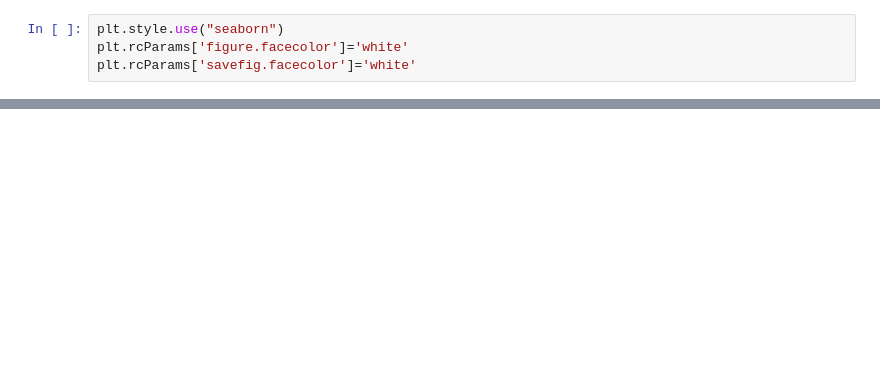
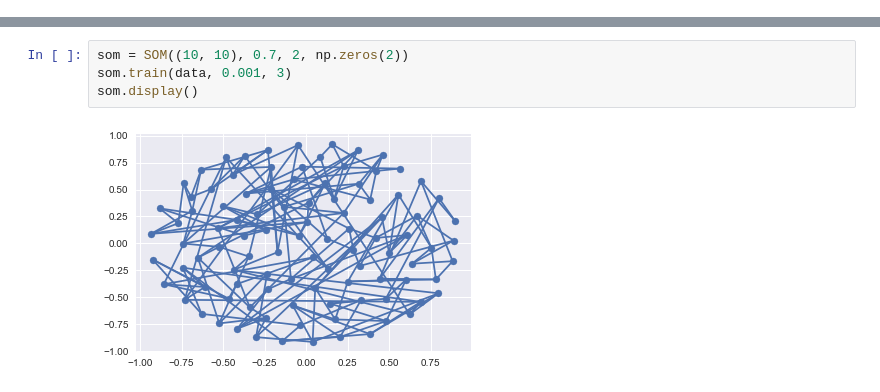
Before and after one commit to Israel0545488592/NeuralComputing2, a Jupyter notebook: Main_program .ipynb, the cells around one changed output, grey strips where cells are left out. Drawn from its saved outputs; the diff is of its cells as text; blank space fills up the shorter version.

```diff
--- a/Main_program .ipynb
+++ b/Main_program .ipynb
@@ -11,4 +0,0 @@ Load our data sets for consistant and reproducible results
-# %%
-plt.style.use("seaborn")
-plt.rcParams['figure.facecolor']='white'
-plt.rcParams['savefig.facecolor']='white'
@@ -105,0 +40,6 @@ som.display()
+# %%
+som = SOM((10, 10), 0.7, 2, np.zeros(2))
+som.train(data, 0.001, 3)
+som.display()
+# %% [output]
+[figure, added]
```
Also changed, not shown: parts of 12 cells of this notebook, 2 other files.
